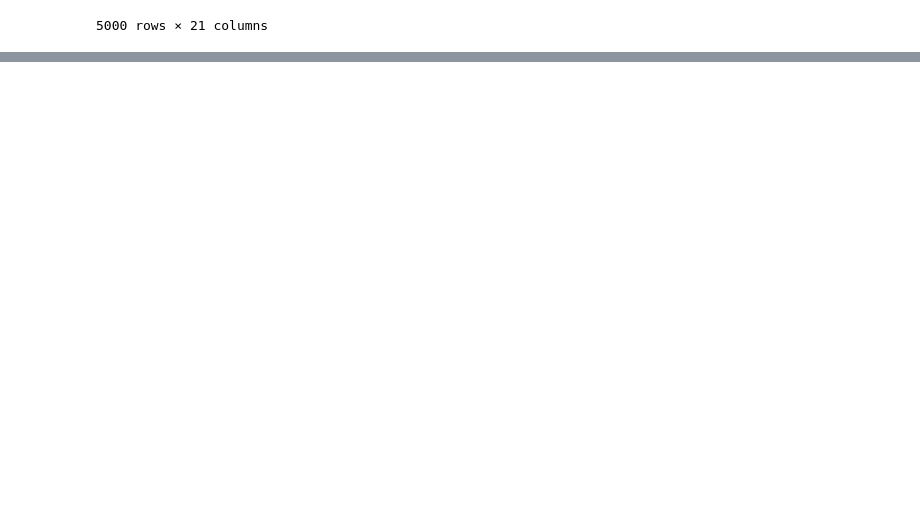
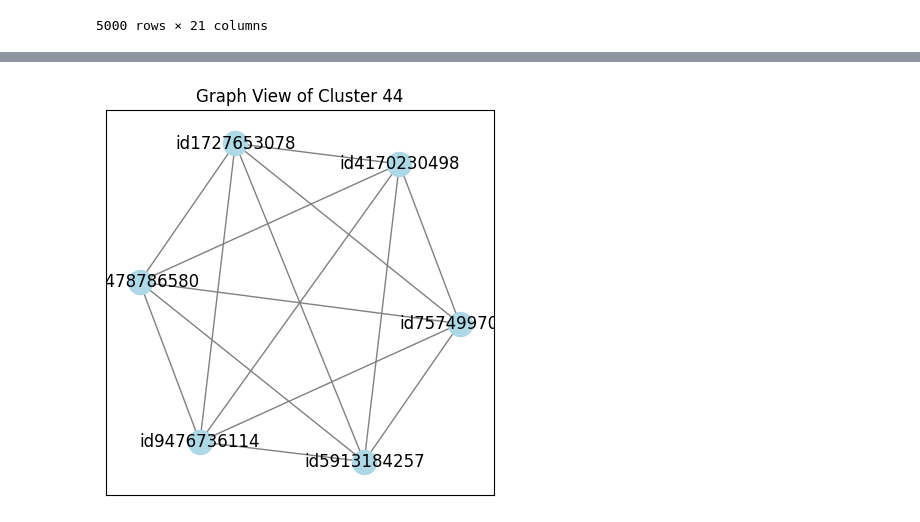
Before and after one commit to darmojud/IRE, a Jupyter notebook: src/dedup.ipynb, the cells around one changed output, grey strips where cells are left out. Drawn from its saved outputs; the diff is of its cells as text; code cells hidden in the pictures; blank space fills up the shorter version.

```diff
--- a/src/dedup.ipynb
+++ b/src/dedup.ipynb
@@ -163,0 +193,14 @@ Cluster 2076:
+# %%
+import pandas as pd
+import matplotlib.pyplot as plt
+
+df = pd.read_csv("output/dedup_clusters.csv")
+
+cluster_counts = df["cluster_id"].value_counts()
+
+plt.figure(figsize=(8, 5))
+plt.hist(cluster_counts, bins=range(1, cluster_counts.max() + 2), edgecolor="black")
+plt.title("Cluster Size Distribution")
+plt.xlabel("Cluster Size (# of Records)")
+plt.ylabel("Number of Clusters")
+plt.show()
@@ -163,0 +220,22 @@ Cluster 2076:
+# %%
+import networkx as nx
+
+# Pick one cluster with duplicates
+cid = cluster_counts[cluster_counts > 1].index[0]
+cluster_records = df[df["cluster_id"] == cid]
+
+# Build a mini graph
+G = nx.Graph()
+G.add_nodes_from(cluster_records["id"].tolist())
+
+# Add edges between records in same cluster
+for i in range(len(cluster_records)):
+    for j in range(i + 1, len(cluster_records)):
+        G.add_edge(cluster_records.iloc[i]["id"], cluster_records.iloc[j]["id"])
+
+plt.figure(figsize=(5, 5))
+nx.draw_networkx(G, with_labels=True, node_color="lightblue", edge_color="gray")
+plt.title(f"Graph View of Cluster {cid}")
+plt.show()
+# %% [output]
+[figure, added]
```
Also changed, not shown: parts of 7 cells of this notebook, 26 other files.
